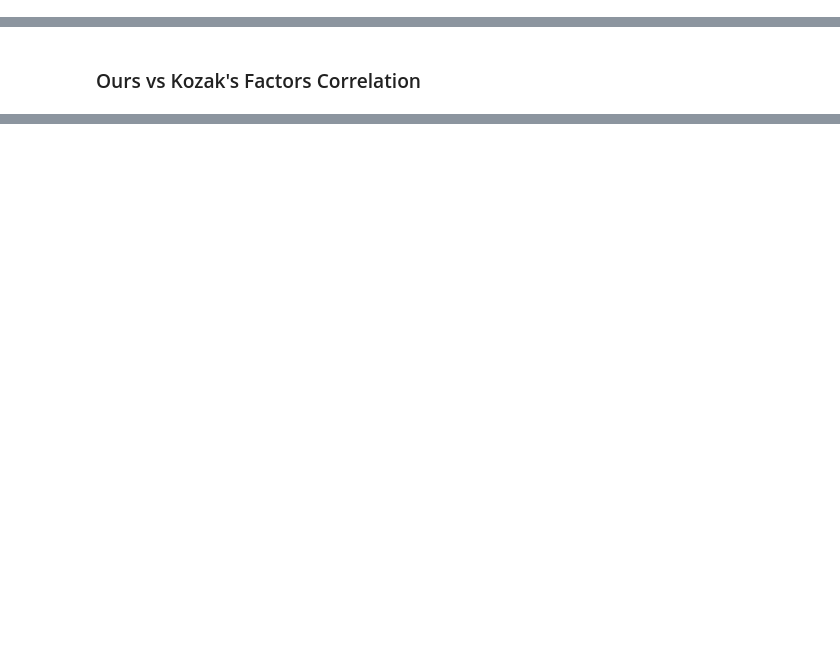
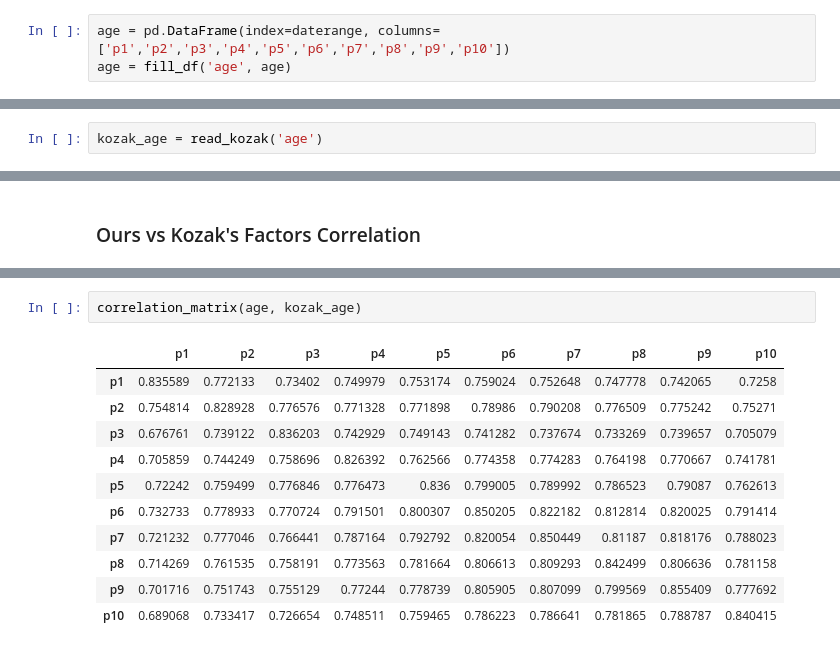
Before and after one commit to samuefra/summer_paper, a Jupyter notebook: code/double_check/double_check.ipynb, the cells around one changed output, grey strips where cells are left out. Saved outputs shown, nothing was run; the diff lists cells and outputs as text; blank space fills up the shorter version.

```diff
--- a/code/double_check/double_check.ipynb
+++ b/code/double_check/double_check.ipynb
@@ -109,0 +93,3 @@ df
+# %%
+age = pd.DataFrame(index=daterange, columns=['p1','p2','p3','p4','p5','p6','p7','p8','p9','p10'])
+age = fill_df('age', age)
@@ -237,0 +268,2 @@ kozak_value
+# %%
+kozak_age = read_kozak('age')
@@ -244,0 +392,14 @@ correlation_matrix(df[['Size Factor']], kozak_value[['Size Factor']])
+# %%
+correlation_matrix(age, kozak_age)
+# %% [output]
+|  | p1 | p2 | p3 | p4 | p5 | p6 | p7 | p8 | p9 | p10 |
+| p1 | 0.835589 | 0.772133 | 0.73402 | 0.749979 | 0.753174 | 0.759024 | 0.752648 | 0.747778 | 0.742065 | 0.7258 |
+| p2 | 0.754814 | 0.828928 | 0.776576 | 0.771328 | 0.771898 | 0.78986 | 0.790208 | 0.776509 | 0.775242 | 0.75271 |
+| p3 | 0.676761 | 0.739122 | 0.836203 | 0.742929 | 0.749143 | 0.741282 | 0.737674 | 0.733269 | 0.739657 | 0.705079 |
+| p4 | 0.705859 | 0.744249 | 0.758696 | 0.826392 | 0.762566 | 0.774358 | 0.774283 | 0.764198 | 0.770667 | 0.741781 |
+| p5 | 0.72242 | 0.759499 | 0.776846 | 0.776473 | 0.836 | 0.799005 | 0.789992 | 0.786523 | 0.79087 | 0.762613 |
+| p6 | 0.732733 | 0.778933 | 0.770724 | 0.791501 | 0.800307 | 0.850205 | 0.822182 | 0.812814 | 0.820025 | 0.791414 |
+| p7 | 0.721232 | 0.777046 | 0.766441 | 0.787164 | 0.792792 | 0.820054 | 0.850449 | 0.81187 | 0.818176 | 0.788023 |
+| p8 | 0.714269 | 0.761535 | 0.758191 | 0.773563 | 0.781664 | 0.806613 | 0.809293 | 0.842499 | 0.806636 | 0.781158 |
+| p9 | 0.701716 | 0.751743 | 0.755129 | 0.77244 | 0.778739 | 0.805905 | 0.807099 | 0.799569 | 0.855409 | 0.777692 |
+| p10 | 0.689068 | 0.733417 | 0.726654 | 0.748511 | 0.759465 | 0.786223 | 0.786641 | 0.781865 | 0.788787 | 0.840415 |
```
Also changed, not shown: parts of 186 cells of this notebook, 8 other files.
